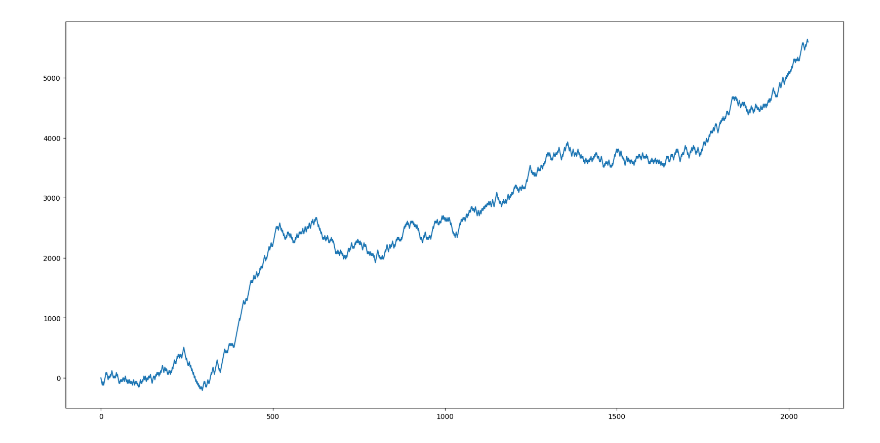
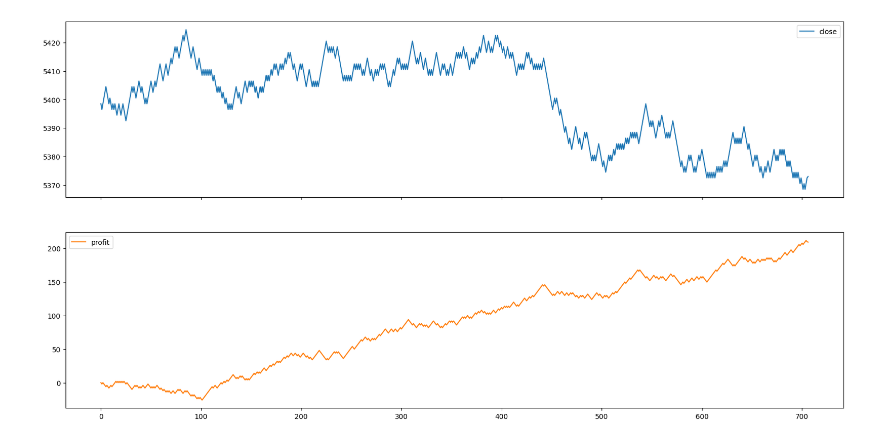
Before and after one commit to agabopinho/phoenix-project, a Jupyter notebook: grpc_server/notebooks/delta_strategy_03.1.ipynb, the cells around one changed output. Cells and saved outputs as stored; diff of their text form; code cells hidden in the pictures.

```diff
--- a/grpc_server/notebooks/delta_strategy_03.1.ipynb
+++ b/grpc_server/notebooks/delta_strategy_03.1.ipynb
@@ -22,7 +22,7 @@ to_date = datetime(2024, 6, 14, tzinfo=pytz.utc)
 trades_list = None
 
 while from_date < to_date:
-    trades = mt5.copy_ticks_range("WINQ24", from_date, from_date.replace(hour=23), mt5.COPY_TICKS_TRADE)
+    trades = mt5.copy_ticks_range("WDON24", from_date, from_date.replace(hour=23), mt5.COPY_TICKS_TRADE)
     if mt5.last_error()[0] == mt5.RES_S_OK and len(trades.shape) == 1:
         if trades_list is None:
             trades_list = trades
@@ -33,7 +33,7 @@ while from_date < to_date:
 
 all_trades = MT5.create_ticks_dataframe(trades_list)
 # %%
-brick_size = 30
+brick_size = 2
 
 trades_range = Range(
     brick_size, all_trades.index, all_trades["last"], all_trades["volume"]
@@ -70,32 +78,32 @@ temp.loc[(temp["type"] == "up") & (temp.shift(-1)["type"] == "up"), "up_up"] = 1
 temp.loc[(temp["type"] == "up") & (temp.shift(-1)["type"] == "down"), "up_down"] = 1
 temp.loc[(temp["type"] == "down") & (temp.shift(-1)["type"] == "down"), "down_down"] = 1
 temp.loc[(temp["type"] == "down") & (temp.shift(-1)["type"] == "up"), "down_up"] = 1
 
 position_side = 0  # 1 = BUY, -1 = SELL
 
 for i, item in temp.iterrows():
     if position_side == 0 and item["type"] == "down":  # buy
         temp.loc[i, "position"] = item["close"] * -1
         position_side = 1
     elif position_side == 0 and item["type"] == "up":  # sell
         temp.loc[i, "position"] = item["close"]
         position_side = -1
     elif position_side == -1 and item["type"] == "down":  # invert sell
         temp.loc[i, "position"] = item["close"] * 2 * -1
         position_side = 1
     elif position_side == 1 and item["type"] == "up":  # invert buy
         temp.loc[i, "position"] = item["close"] * 2
         position_side = -1
 
     temp.loc[i, "position_side"] = position_side
     temp.loc[i, "profit"] = temp.loc[:i]["position"].sum()
 
     if position_side == 1:
         temp.loc[i, "profit"] = temp.loc[i, "profit"] - temp.loc[i, "close"] * -1
     elif position_side == -1:
         temp.loc[i, "profit"] = temp.loc[i, "profit"] - temp.loc[i, "close"]
 
-temp["profit"].plot(figsize=(20, 10))
+temp[["close", "profit"]].plot(figsize=(20, 10), subplots=[("close",), ("profit",)])
 temp.to_excel("bricks.xlsx")
 # %% [output]
-[figure, old version]
+[figure, new version]
```
Also changed, not shown: parts of 1 cell of this notebook, 11 other files.
